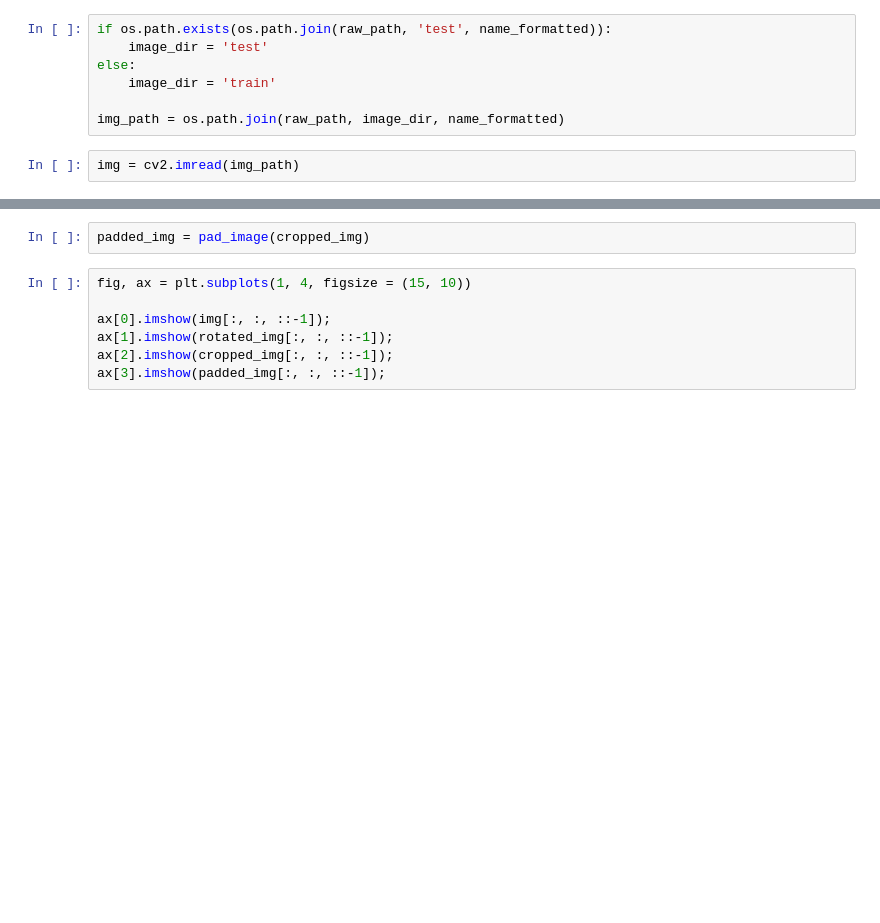
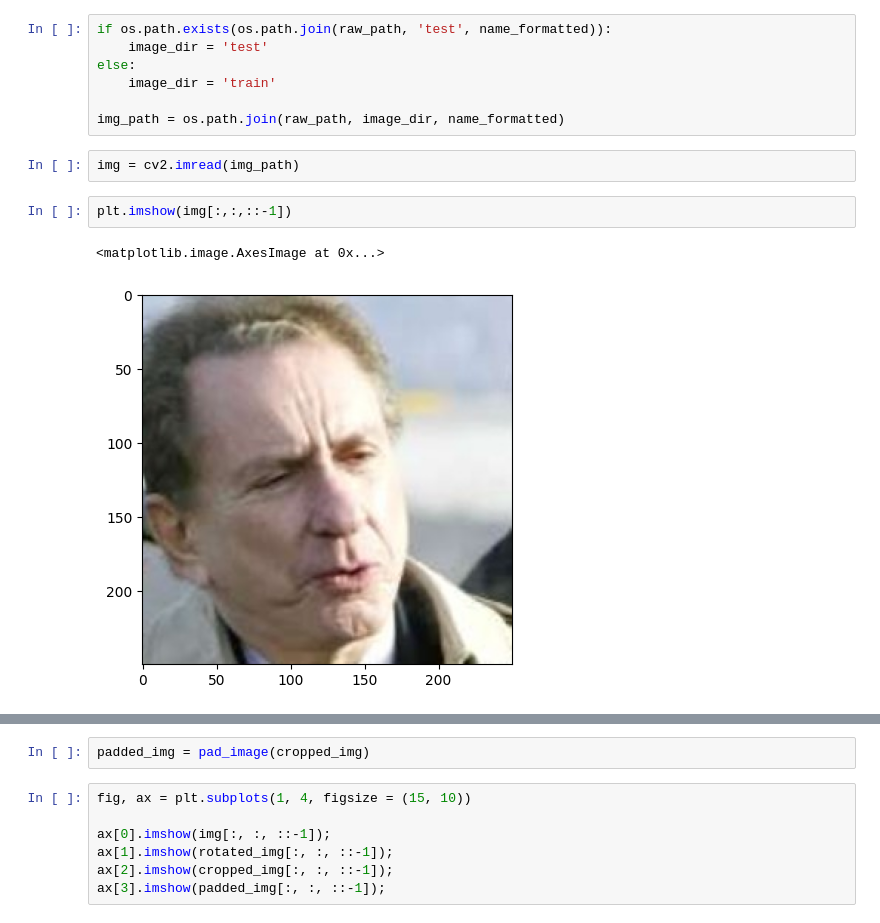
Before and after one commit to JoshuaGottlieb/Facial-Recognition-with-Deepface, a Jupyter notebook: Preprocessing.ipynb, the cells around one changed output, grey strips where cells are left out. Saved outputs shown, nothing was run; the diff lists cells and outputs as text; blank space fills up the shorter version.

```diff
--- a/Preprocessing.ipynb
+++ b/Preprocessing.ipynb
@@ -90,4 +211,9 @@ else:
 img_path = os.path.join(raw_path, image_dir, name_formatted)
 # %%
 img = cv2.imread(img_path)
+# %%
+plt.imshow(img[:,:,::-1])
+# %% [output]
+<matplotlib.image.AxesImage at 0x...>
+[figure, added]
 # %%
```
Also changed, not shown: parts of 16 cells of this notebook.
